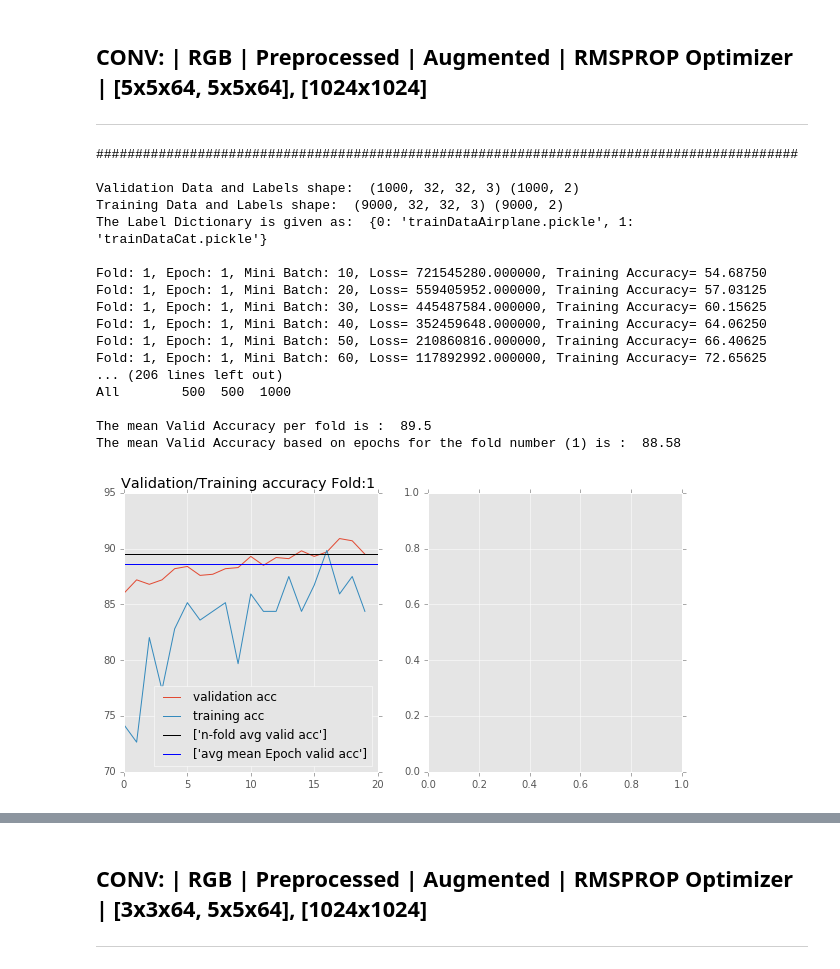
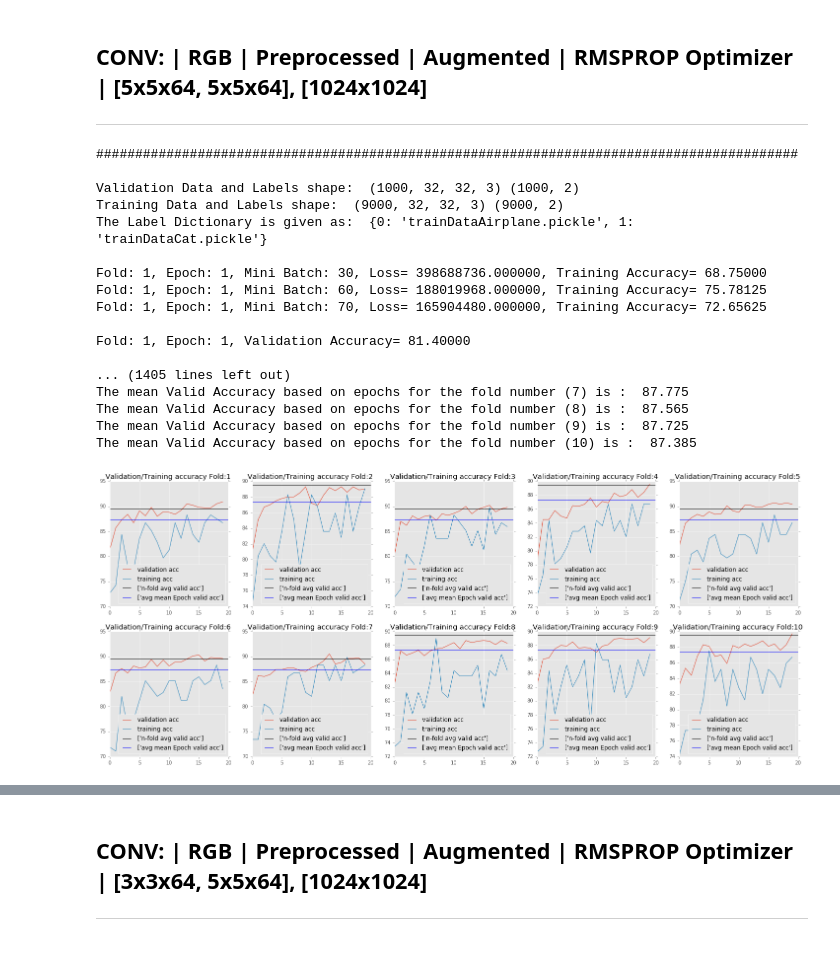
Before and after one commit to Sardhendu/CIFAR10-Object-Recognition, a Jupyter notebook: Model/ConvNets.ipynb, the cells around one changed output, grey strips where cells are left out. Cells and saved outputs as stored; diff of their text form; code cells hidden in the pictures.

```diff
--- a/Model/ConvNets.ipynb
+++ b/Model/ConvNets.ipynb
@@ -549,7 +532,7 @@ featureDIR = RGBbatch_dir
 
 params = dict(imageSize = 32,
               seed = 2316,                 # Set the seeds for the random weights generator
-              numFolds = 1,
+              numFolds = 10,
 
               # Network Parameters
               numLabels = 2,
@@ -577,13 +560,21 @@ params = dict(imageSize = 32,
               optimizerParam = dict(optimizer='RMSPROP', learning_rate=0.0001, momentum=0.9)
 #               optimizerParam = dict(optimizer='ADAM', learning_rate=0.003)  # at 0.003 descents slowely,
         )
+
+start_time = time.time()
 (out, meanValidAcc, lossPerEpochPerFold,
  taccPerEpochPerFold, vaccPerEpochPerFold) = SessionExec(featureDIR, params).execute()
+
+print("--- %s seconds " % (time.time() - start_time) +
+      '--- %s minutes' %str((time.time() - start_time)/60) +
+      '--- %s hours' %str((time.time() - start_time)/3600))
 
 print ('The mean Valid Accuracy per fold is : ', meanValidAcc)
 for nfold in np.arange(params['numFolds']):
     print ('The mean Valid Accuracy based on epochs for the fold number (%s) is : '%str(nfold+1), np.mean(vaccPerEpochPerFold[nfold + 1]))
     epochMeanValidAcc = np.mean(vaccPerEpochPerFold[nfold + 1])
+
+## Total time taken : 2.572072856624921 hours
 # %% [output]
 ##########################################################################################
 
@@ -591,20 +582,29 @@ Validation Data and Labels shape:  (1000, 32, 32, 3) (1000, 2)
 Training Data and Labels shape:  (9000, 32, 32, 3) (9000, 2)
 The Label Dictionary is given as:  {0: 'trainDataAirplane.pickle', 1: 'trainDataCat.pickle'}
 
-Fold: 1, Epoch: 1, Mini Batch: 10, Loss= 721545280.000000, Training Accuracy= 54.68750
-Fold: 1, Epoch: 1, Mini Batch: 20, Loss= 559405952.000000, Training Accuracy= 57.03125
-Fold: 1, Epoch: 1, Mini Batch: 30, Loss= 445487584.000000, Training Accuracy= 60.15625
-Fold: 1, Epoch: 1, Mini Batch: 40, Loss= 352459648.000000, Training Accuracy= 64.06250
-Fold: 1, Epoch: 1, Mini Batch: 50, Loss= 210860816.000000, Training Accuracy= 66.40625
-Fold: 1, Epoch: 1, Mini Batch: 60, Loss= 117892992.000000, Training Accuracy= 72.65625
-... (206 lines left out)
-All        500  500  1000
+Fold: 1, Epoch: 1, Mini Batch: 30, Loss= 398688736.000000, Training Accuracy= 68.75000
+Fold: 1, Epoch: 1, Mini Batch: 60, Loss= 188019968.000000, Training Accuracy= 75.78125
+Fold: 1, Epoch: 1, Mini Batch: 70, Loss= 165904480.000000, Training Accuracy= 72.65625
 
-The mean Valid Accuracy per fold is :  89.5
-The mean Valid Accuracy based on epochs for the fold number (1) is :  88.58
+Fold: 1, Epoch: 1, Validation Accuracy= 81.40000
+
+... (1405 lines left out)
+The mean Valid Accuracy based on epochs for the fold number (7) is :  87.775
+The mean Valid Accuracy based on epochs for the fold number (8) is :  87.565
+The mean Valid Accuracy based on epochs for the fold number (9) is :  87.725
+The mean Valid Accuracy based on epochs for the fold number (10) is :  87.385
 # %%
-rows = 1
-columns = 2
-vizualize(vaccPerEpochPerFold, taccPerEpochPerFold, meanValidAcc=meanValidAcc, epochMeanValidAcc=epochMeanValidAcc, rows=rows, columns=columns, figsize=(5*columns, 5*rows))
+rows = 2
+columns = 5
+vizualize(vaccPerEpochPerFold,
+          taccPerEpochPerFold,
+          meanValidAcc=meanValidAcc,
+          epochMeanValidAcc=epochMeanValidAcc,
+          rows=rows,
+          columns=columns,
+          figsize=(5*columns, 5*rows))
+
+
+# validacc_dict, trainacc_dict, meanValidAcc, epochMeanValidAcc,
 # %% [output]
-[figure, old version]
+[figure, new version]
```
Also changed, not shown: parts of 18 cells of this notebook.
